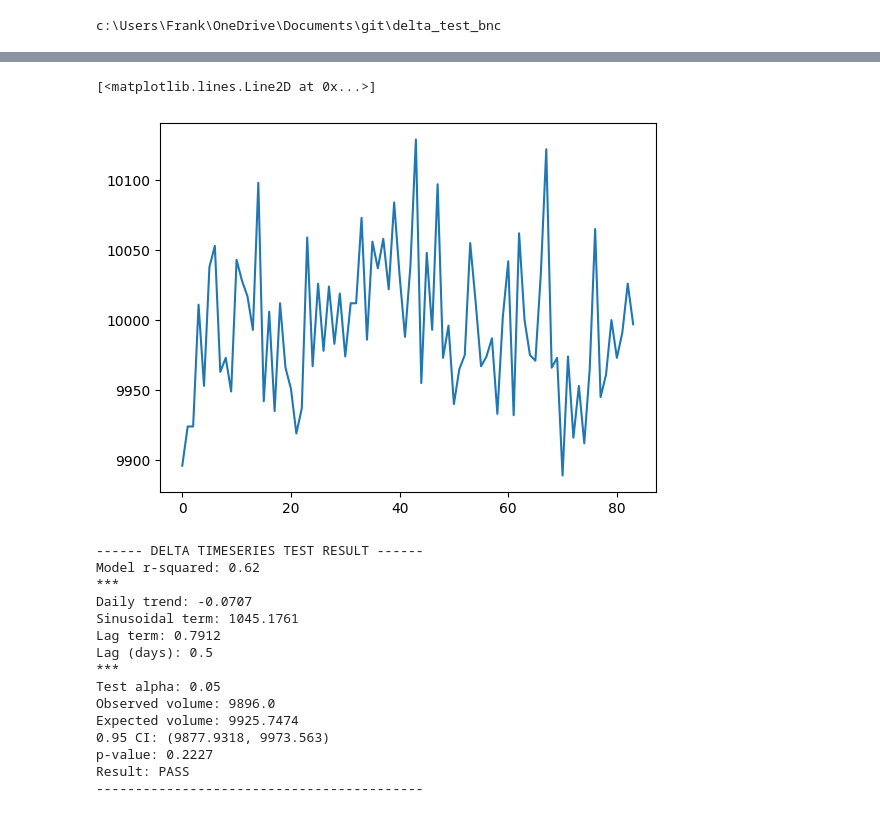
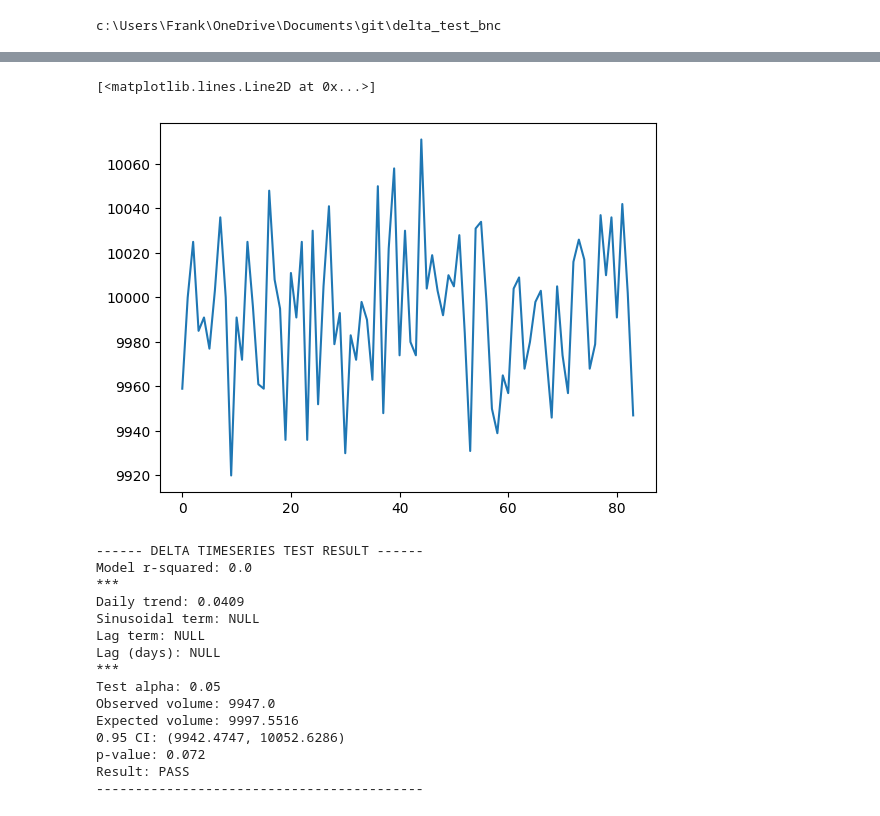
Before and after one commit to c-Stats/delta_test_bnc, a Jupyter notebook: notebooks/dev_notebook.ipynb, the cells around one changed output, grey strips where cells are left out. Saved outputs shown, nothing was run; the diff lists cells and outputs as text; code cells hidden in the pictures.

```diff
--- a/notebooks/dev_notebook.ipynb
+++ b/notebooks/dev_notebook.ipynb
@@ -97,13 +97,13 @@ Result: PASS
 # %%
 #Dummy volume
 vol = 10000
-sdev = int(vol/200)
+sdev = int(vol/300)
 nrows = vol + np.array([int(np.random.normal(0, sdev)) for n in range(ndays)])
 # %%
-plt.plot(nrows)
+plt.plot(np.flip(nrows))
 # %% [output]
 [<matplotlib.lines.Line2D at 0x...>]
-[figure, old version]
+[figure, new version]
 # %%
 #Frame
 rows = [[dt, v] for dt,v in zip(dates, nrows)]
@@ -112,18 +112,18 @@ df = pd.DataFrame(rows, columns = ["Date", "Rows"])
 tms_model = tms.timeseries_model(df, 0.05)
 # %% [output]
 ------ DELTA TIMESERIES TEST RESULT ------
-Model r-squared: 0.62
+Model r-squared: 0.0
 ***
-Daily trend: -0.0707
-Sinusoidal term: 1045.1761
-Lag term: 0.7912
-Lag (days): 0.5
+Daily trend: 0.0409
+Sinusoidal term: NULL
+Lag term: NULL
+Lag (days): NULL
 ***
 Test alpha: 0.05
-Observed volume: 9896.0
-Expected volume: 9925.7474
-0.95 CI: (9877.9318, 9973.563)
-p-value: 0.2227
+Observed volume: 9947.0
+Expected volume: 9997.5516
+0.95 CI: (9942.4747, 10052.6286)
+p-value: 0.072
 Result: PASS
 ------------------------------------------
 # %%
```
Also changed, not shown: parts of 8 cells of this notebook, 1 other file.
